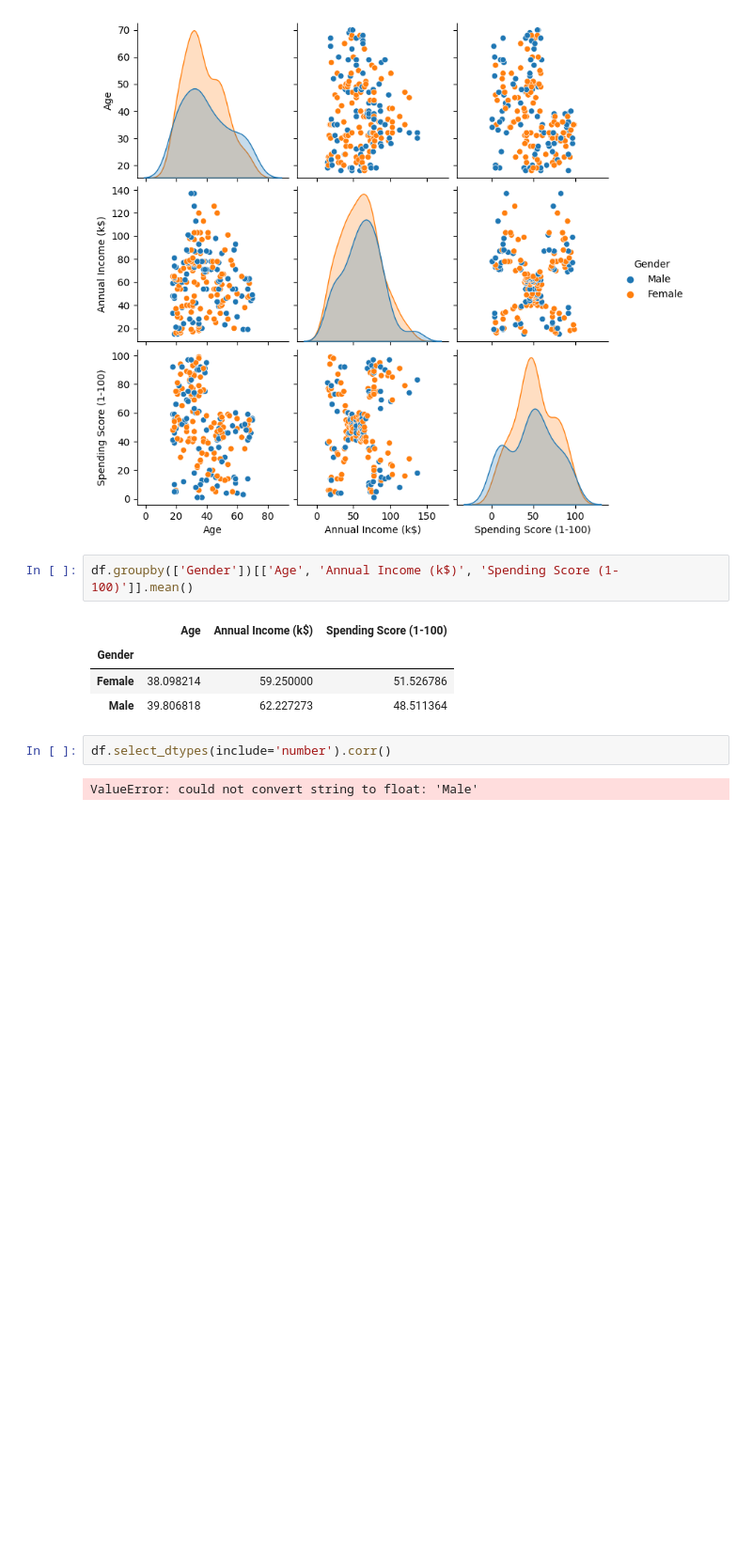
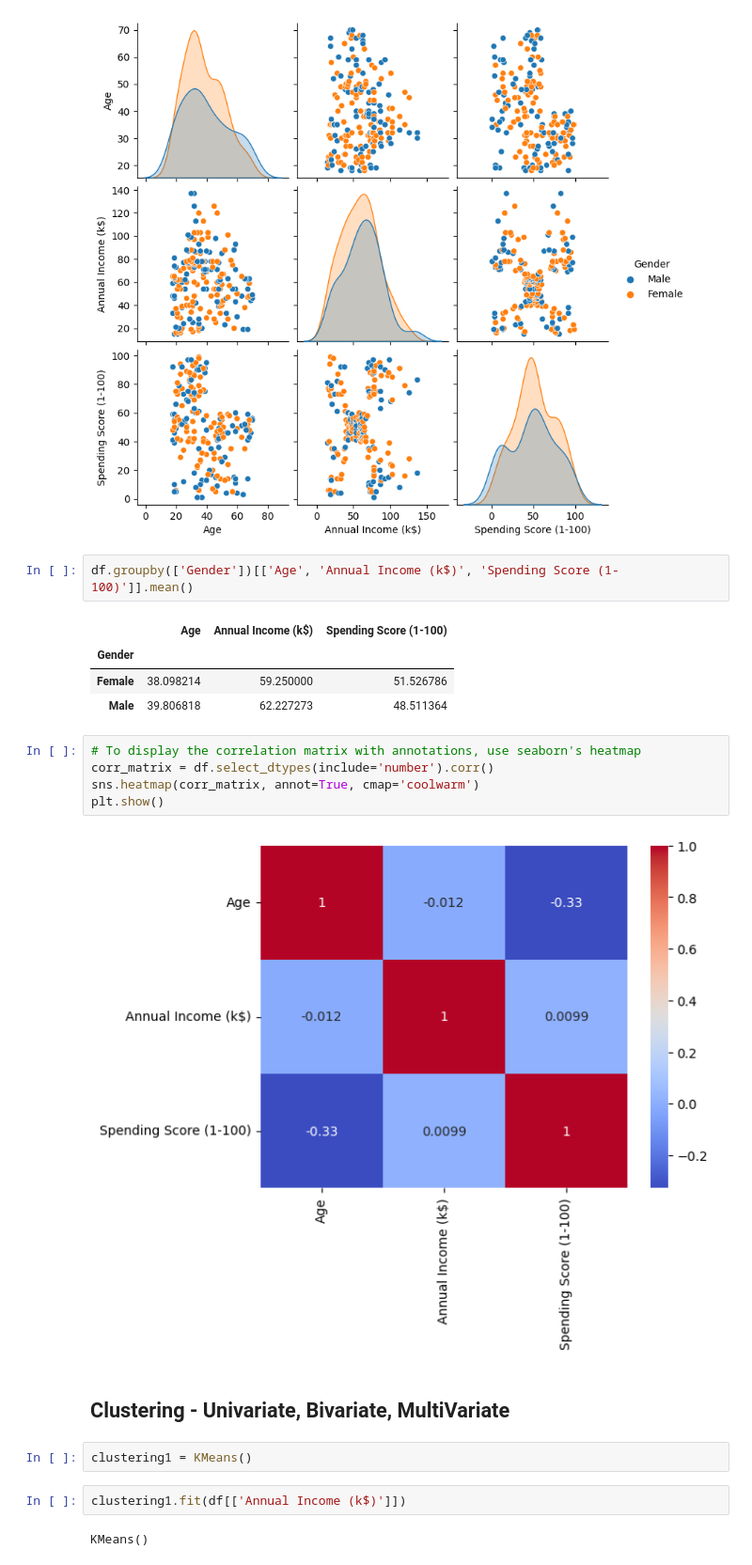
Before and after one commit to VanshSharma0/Data-Analysis, a Jupyter notebook: index.ipynb, the cells around one changed output. Shown: that part at 94% size. Drawn from its saved outputs; the diff is of its cells as text; blank space fills up the shorter version.

```diff
--- a/index.ipynb
+++ b/index.ipynb
@@ -100,6 +100,17 @@ df.groupby(['Gender'])[['Age', 'Annual Income (k$)', 'Spending Score (1-100)']].
 | Female | 38.098214 | 59.250000 | 51.526786 |
 | Male | 39.806818 | 62.227273 | 48.511364 |
 # %%
-df.select_dtypes(include='number').corr()
+# To display the correlation matrix with annotations, use seaborn's heatmap
+corr_matrix = df.select_dtypes(include='number').corr()
+sns.heatmap(corr_matrix, annot=True, cmap='coolwarm')
+plt.show()
 # %% [output]
-ValueError: could not convert string to float: 'Male'
+[figure, added]
+# %% [markdown]
+## Clustering - Univariate, Bivariate, MultiVariate
+# %%
+clustering1 = KMeans()
+# %%
+clustering1.fit(df[['Annual Income (k$)']])
+# %% [output]
+KMeans()
```
Also changed, not shown: parts of 6 cells of this notebook.
